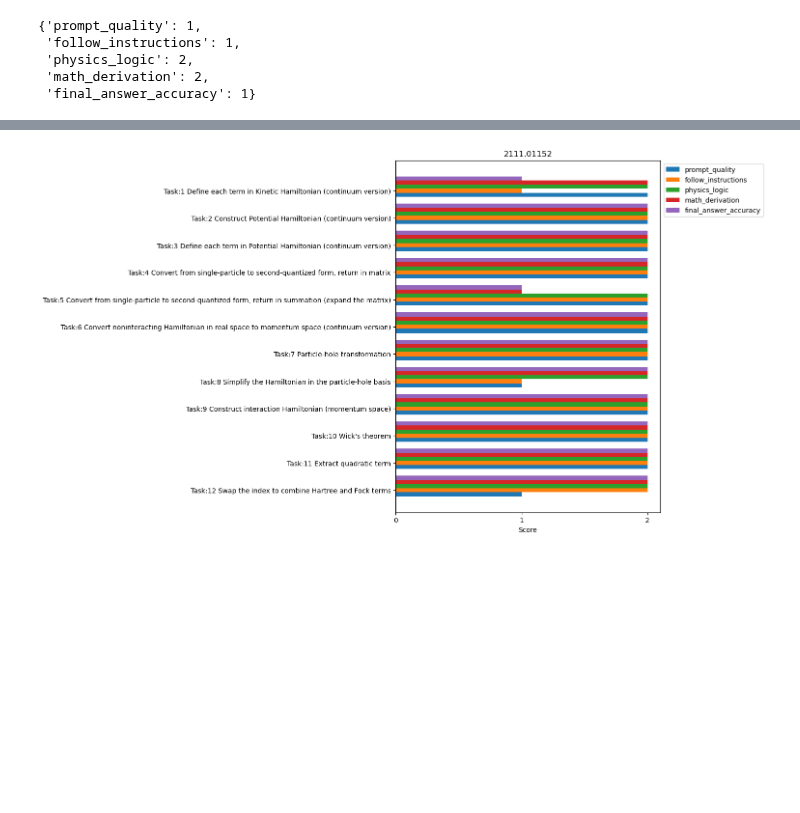
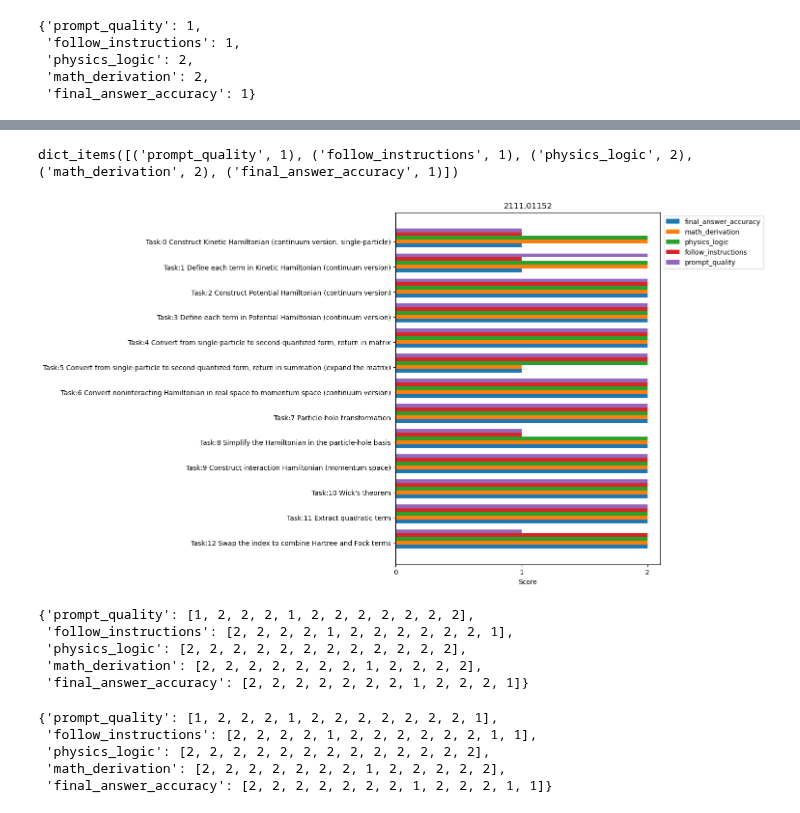
Before and after one commit to hainingpan/HartreeFock_GPT, a Jupyter notebook: 2111.01152/2111.01152_execution.ipynb, the cells around one changed output, grey strips where cells are left out. Cells and saved outputs as stored; diff of their text form; code cells hidden in the pictures; blank space fills up the shorter version.

```diff
--- a/2111.01152/2111.01152_execution.ipynb
+++ b/2111.01152/2111.01152_execution.ipynb
@@ -59,42 +59,54 @@ kwarg['score']
  'physics_logic': 2,
  'math_derivation': 2,
  'final_answer_accuracy': 1}
+# %%
+kwarg['score'].items()
+# %% [output]
+dict_items([('prompt_quality', 1), ('follow_instructions', 1), ('physics_logic', 2), ('math_derivation', 2), ('final_answer_accuracy', 1)])
 # %%
 # data from https://allisonhorst.github.io/palmerpenguins/
 
 import matplotlib.pyplot as plt
 import numpy as np
 
-tasks = [f'Task:{len(kwargs)-idx-2} '+kwarg['task'] for idx,kwarg in enumerate(kwargs[:1:-1])]
+tasks = [f'Task:{len(kwargs)-idx-2} '+kwarg['task'] for idx,kwarg in enumerate(kwargs[:0:-1])]
 aspect_score={}
-for kwarg in kwargs[:1:-1]:
-    for key,value in kwarg['score'].items():
+for kwarg in kwargs[:0:-1]:
+    for key,value in reversed(list(kwarg['score'].items())):
         if key not in aspect_score:
             aspect_score[key]=[value]
         else:
             aspect_score[key].append(value)
 
 
 x = np.arange(len(tasks))  # the label locations
 width = 0.15  # the width of the bars
 multiplier = 0
 
 fig, ax = plt.subplots(layout='constrained',figsize=(15,8))
 
 for attribute, measurement in aspect_score.items():
     offset = width * multiplier
     rects = ax.barh(x + offset, measurement, width, label=attribute)
     # ax.bar_label(rects, padding=3)
     multiplier += 1
 
 # Add some text for labels, title and custom x-axis tick labels, etc.
 ax.set_xlabel('Score')
 ax.set_xticks([0,1,2])
 ax.set_title(f'{arxiv_number}')
 ax.set_yticks(x + width, tasks)
 ax.legend(loc='upper left', ncols=1,bbox_to_anchor=(1, 1))
 # ax.set_ylim(0, 250)
 
 plt.show()
 # %% [output]
-[figure, old version]
+[figure, new version]
+# %%
+aspect_score
+# %% [output]
+{'prompt_quality': [1, 2, 2, 2, 1, 2, 2, 2, 2, 2, 2, 2],
+ 'follow_instructions': [2, 2, 2, 2, 1, 2, 2, 2, 2, 2, 2, 1],
+ 'physics_logic': [2, 2, 2, 2, 2, 2, 2, 2, 2, 2, 2, 2],
+ 'math_derivation': [2, 2, 2, 2, 2, 2, 2, 1, 2, 2, 2, 2],
+ 'final_answer_accuracy': [2, 2, 2, 2, 2, 2, 2, 1, 2, 2, 2, 1]}
@@ -100,0 +122,8 @@ plt.show()
+# %%
+aspect_score
+# %% [output]
+{'prompt_quality': [1, 2, 2, 2, 1, 2, 2, 2, 2, 2, 2, 2, 1],
+ 'follow_instructions': [2, 2, 2, 2, 1, 2, 2, 2, 2, 2, 2, 1, 1],
+ 'physics_logic': [2, 2, 2, 2, 2, 2, 2, 2, 2, 2, 2, 2, 2],
+ 'math_derivation': [2, 2, 2, 2, 2, 2, 2, 1, 2, 2, 2, 2, 2],
+ 'final_answer_accuracy': [2, 2, 2, 2, 2, 2, 2, 1, 2, 2, 2, 1, 1]}
```
Also changed, not shown: parts of 2 cells of this notebook.
